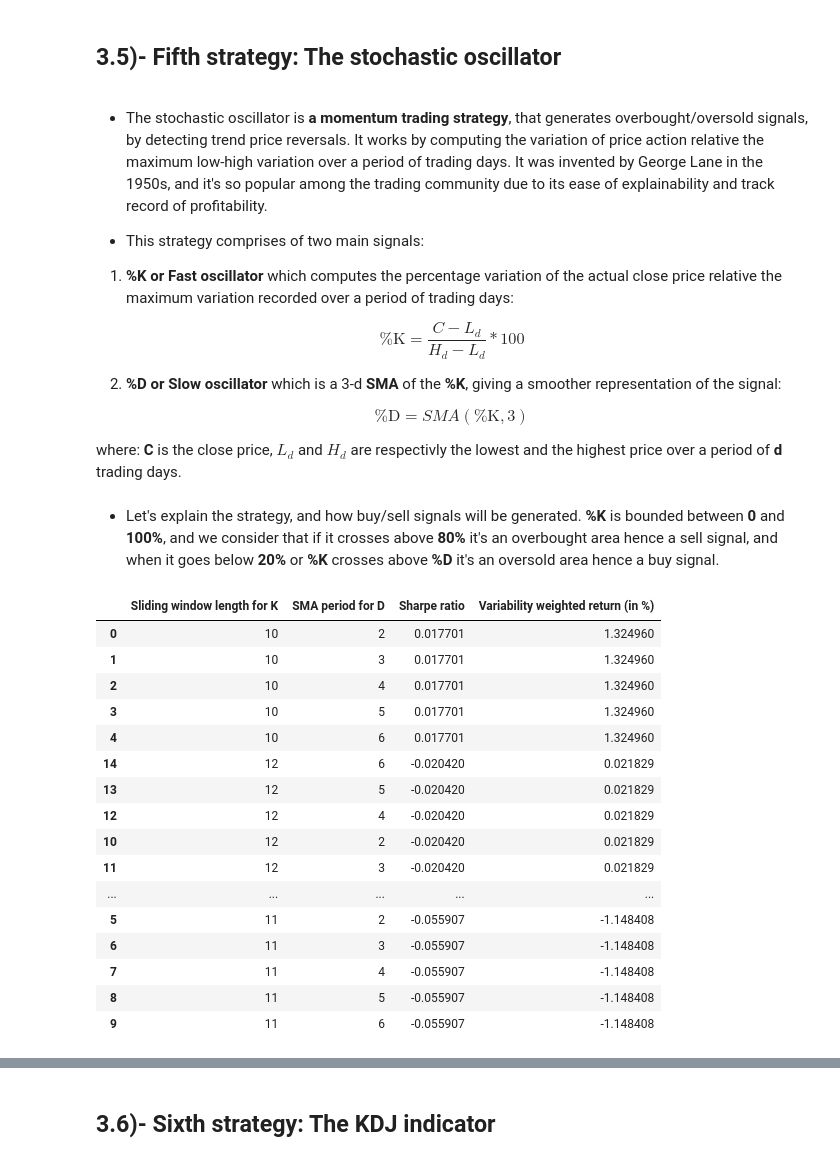
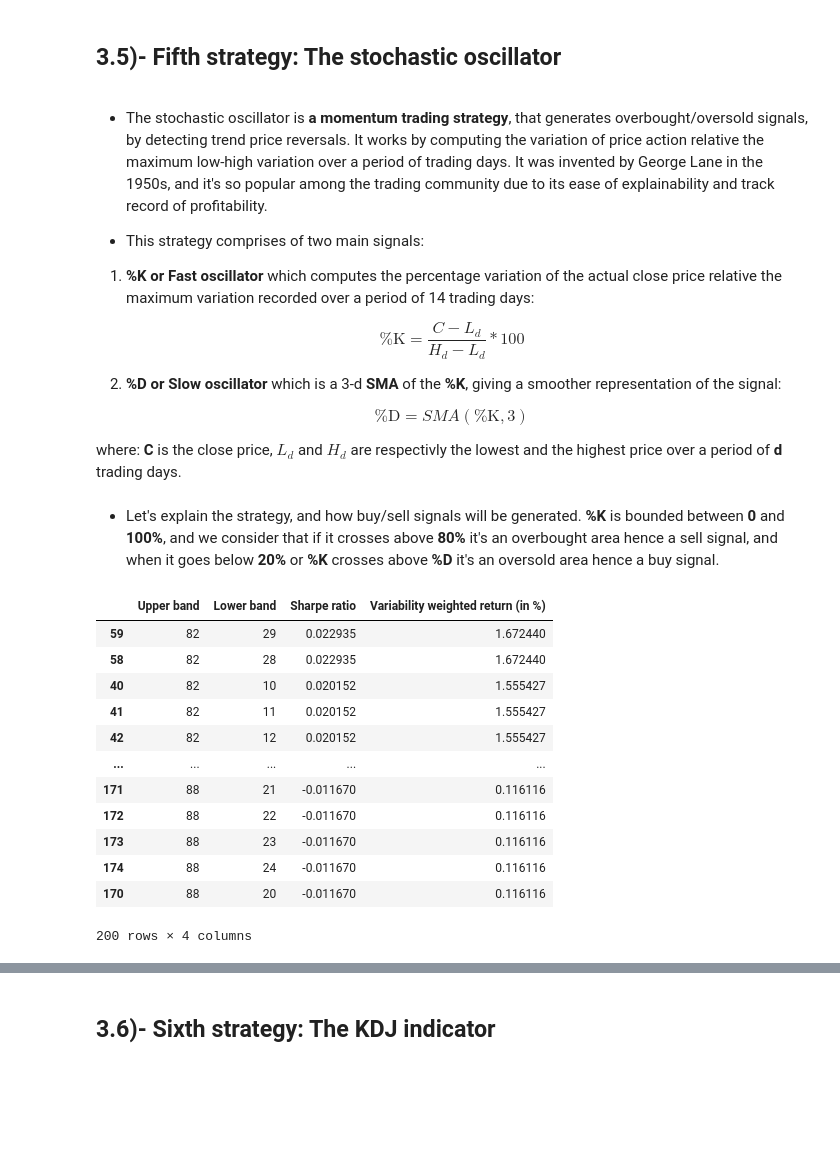
Before and after one commit to aahouzi/Stock-price-forecasting, a Jupyter notebook: notebooks/quantitative_trading_strategies.ipynb, the cells around one changed output, grey strips where cells are left out. Cells and saved outputs as stored; diff of their text form; code cells hidden in the pictures; blank space fills up the shorter version.

```diff
--- a/notebooks/quantitative_trading_strategies.ipynb
+++ b/notebooks/quantitative_trading_strategies.ipynb
@@ -544,7 +544,7 @@ Sharpe Ratio: 1.2265735474188473
 - This strategy comprises of two main signals:
 
 
-1. **%K or Fast oscillator** which computes the percentage variation of the actual close price relative the maximum variation recorded over a period of trading days:
+1. **%K or Fast oscillator** which computes the percentage variation of the actual close price relative the maximum variation recorded over a period of 14 trading days:
 
 $$
 \boxed{ \text{%K} = \frac{C - L_{d}}{H_{d} - L_{d}} * 100}
@@ -588,40 +564,51 @@ class StochasticOscillatorStrategy(bt.Strategy):
+# %%
+class StochasticOscillatorStrategy(bt.Strategy):
+    params = (('upper', 82.0),
+              ('lower', 29.0))
+
+    def __init__(self):
+        self.stoch = bt.indicators.StochasticFast(self.data)
+
+    def next(self):
+        if not self.position:
+          if self.stoch.lines.percK < self.params.lower or self.stoch.lines.percK > self.stoch.lines.percD:
+             self.buy()
+        else:
+          if self.stoch.lines.percK > self.params.upper:
+            self.sell()
 # %%
-# Backtesting the MBB period and deviation factor
+# Backtesting the upper and lower bands of our stochastic oscillator strategy
 cerebro = bt.Cerebro()
 cerebro.adddata(data)
 strats = cerebro.optstrategy(StochasticOscillatorStrategy,
-                             pk=range(10, 20),
-                             pd=range(2,7))
+                             upper=range(80, 90),
+                             lower=range(10, 30))
 cerebro.broker.setcash(startcash)
 cerebro.broker.setcommission(commission)
 cerebro.addsizer(bt.sizers.FixedSize, stake=stake)
 
 # Add analyzers
 cerebro.addanalyzer(bt.analyzers.SharpeRatio, timeframe=bt.TimeFrame.Days, factor=365)
 cerebro.addanalyzer(bt.analyzers.VWR, timeframe=bt.TimeFrame.Days, tann=365)
 results = cerebro.run()
 
-df_result = pd.DataFrame([{"Sliding window length for K": result[0].params.pk,
-                           "SMA period for D": result[0].params.pd,
+df_result = pd.DataFrame([{"Upper band": result[0].params.upper,
+                           "Lower band": result[0].params.lower,
                            "Sharpe ratio": result[0].analyzers.sharperatio.get_analysis()['sharperatio'],
                            "Variability weighted return (in %)": result[0].analyzers.vwr.get_analysis()['vwr']
                           } for result in results])
 display(df_result.sort_values("Sharpe ratio", ascending=False))
 # %% [output]
-|  | Sliding window length for K | SMA period for D | Sharpe ratio | Variability weighted return (in %) |
-| 0 | 10 | 2 | 0.017701 | 1.324960 |
-| 1 | 10 | 3 | 0.017701 | 1.324960 |
-| 2 | 10 | 4 | 0.017701 | 1.324960 |
-| 3 | 10 | 5 | 0.017701 | 1.324960 |
-| 4 | 10 | 6 | 0.017701 | 1.324960 |
-| 14 | 12 | 6 | -0.020420 | 0.021829 |
-| 13 | 12 | 5 | -0.020420 | 0.021829 |
-| 12 | 12 | 4 | -0.020420 | 0.021829 |
-| 10 | 12 | 2 | -0.020420 | 0.021829 |
-| 11 | 12 | 3 | -0.020420 | 0.021829 |
+|  | Upper band | Lower band | Sharpe ratio | Variability weighted return (in %) |
+| 59 | 82 | 29 | 0.022935 | 1.672440 |
+| 58 | 82 | 28 | 0.022935 | 1.672440 |
+| 40 | 82 | 10 | 0.020152 | 1.555427 |
+| 41 | 82 | 11 | 0.020152 | 1.555427 |
+| 42 | 82 | 12 | 0.020152 | 1.555427 |
 | ... | ... | ... | ... | ... |
-| 5 | 11 | 2 | -0.055907 | -1.148408 |
-| 6 | 11 | 3 | -0.055907 | -1.148408 |
-| 7 | 11 | 4 | -0.055907 | -1.148408 |
-| 8 | 11 | 5 | -0.055907 | -1.148408 |
-| 9 | 11 | 6 | -0.055907 | -1.148408 |
+| 171 | 88 | 21 | -0.011670 | 0.116116 |
+| 172 | 88 | 22 | -0.011670 | 0.116116 |
+| 173 | 88 | 23 | -0.011670 | 0.116116 |
+| 174 | 88 | 24 | -0.011670 | 0.116116 |
+| 170 | 88 | 20 | -0.011670 | 0.116116 |
+200 rows × 4 columns
```
Also changed, not shown: parts of 13 cells of this notebook.
